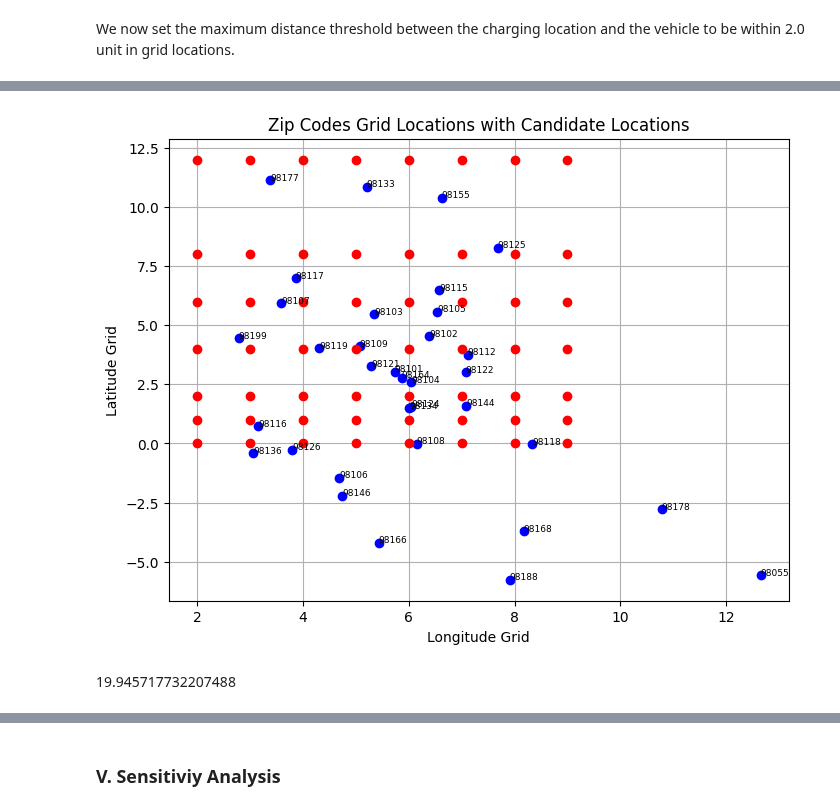
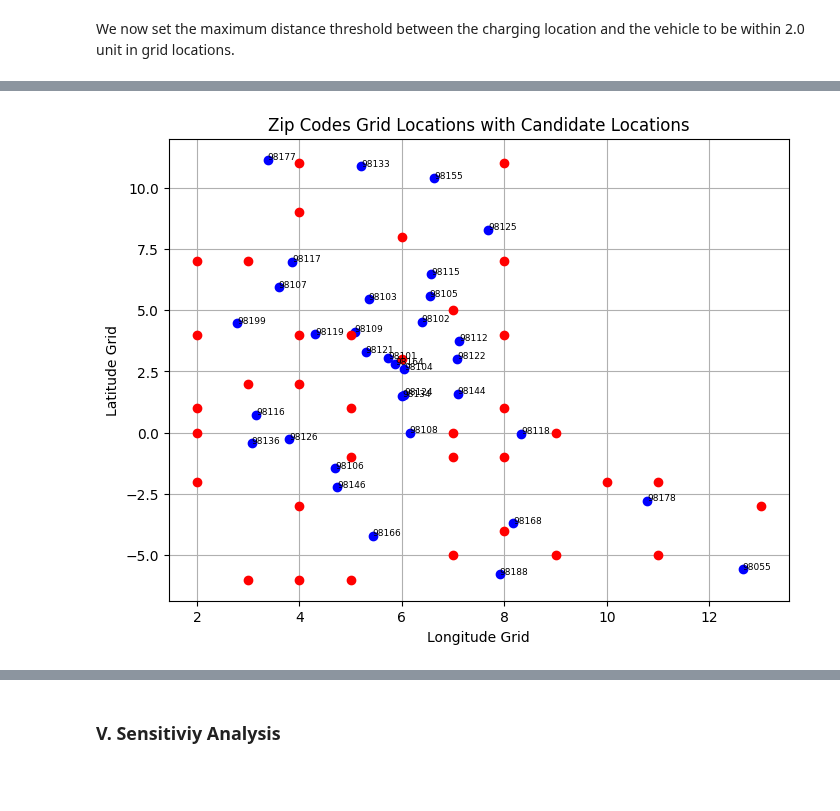
Before and after one commit to lqminhhh/Charging-Location-Optimization, a Jupyter notebook: Final.ipynb, the cells around one changed output, grey strips where cells are left out. Drawn from its saved outputs; the diff is of its cells as text; code cells hidden in the pictures; blank space fills up the shorter version.

Commit message:
update plot

```diff
--- a/Final.ipynb
+++ b/Final.ipynb
@@ -253,7 +253,7 @@ C = model1.addVars(candidate_grid_locations.keys(), vtype = GRB.BINARY, name = "
 X_var = model1.addVars(cartesian_prod, lb = 0.0, ub = 1.0, vtype = GRB.CONTINUOUS, name = "x")
 
 ## Objective
-model1.setObjective(gp.quicksum(X_var[i, j] for i, j in cartesian_prod), GRB.MAXIMIZE)
+model1.setObjective(gp.quicksum(X_var[i, j] * n[i] for i, j in cartesian_prod), GRB.MAXIMIZE)
 
 ## Constraints
 ### Vehicle charging constraint
@@ -263,14 +263,12 @@ model1.addConstrs(gp.quicksum(X_var[i, j] for j in candidate_grid_locations.keys
 model1.addConstrs(gp.quicksum(distances[i, j] * X_var[i, j] for i in grid_locations.keys()) <= 2.0 for j in candidate_grid_locations.keys())
 
 ### Supply-Demand balance constraint
-model1.addConstrs(gp.quicksum(n[i] * X_var[i, j] for i in grid_locations.keys()) <= 50 for j in candidate_grid_locations.keys())
+model1.addConstrs(gp.quicksum(n[i] * X_var[i, j] for i in grid_locations.keys()) <= 5500 for j in candidate_grid_locations.keys())
 
-#model1.addConstr(gp.quicksum(C[j] for j in candidate_grid_locations.keys()) >= 1)
+### Restrict the number of station to be constructed
+model1.addConstr(gp.quicksum(C[j] for j in candidate_grid_locations.keys()) <= 100)
 
-# restrict the number of station to be constructed
-model1.addConstr(gp.quicksum(C[j] for j in candidate_grid_locations.keys()) == 100)
-
-# can be charge only when there is charging location
+### Can be charge only when there is charging location
 model1.addConstrs(X_var[i, j] <= C[j] for i, j in cartesian_prod)
 
 model1.optimize()
@@ -279,8 +277,10 @@ if model1.status == GRB.OPTIMAL:
     print("Optimal Solution:")
     print(model1.ObjVal)
     result = []
+    res = []
     for j in candidate_grid_locations.keys():
         if C[j].x > 0.5:
+            res.append(C[j].x)
             result.append(j)
         #print(C[j].x)
 else:
@@ -290,0 +291,5 @@ Optimal Solution:
+# %%
+for i, j in cartesian_prod:
+    if j in result:
+        if X_var[i, j].x > 0:
+            print(i, j, X_var[i, j].x * n[i])
@@ -291,26 +314,24 @@ Optimal Solution:
 # %%
 # Define the grid locations you want to remove
-locations_to_remove = {(i, j) for i in range(10, 14) for j in range(-1, 13)}
+#locations_to_remove = {(i, j) for i in range(10, 14) for j in range(-1, 13)}
 
 # Remove the specified grid locations from candidate_grid_locations
-candidate_grid_locations = {idx: (i, j) for idx, (i, j) in candidate_grid_locations.items() if (i, j) not in locations_to_remove and j in result}
+chosen_locations = {idx: (i, j) for idx, (i, j) in candidate_grid_locations.items() if idx in result}
 
 # Plot grid locations
 plt.figure(figsize=(8, 6))
 for zipcode, (lon_idx, lat_idx) in grid_locations.items():
     plt.plot(lon_idx, lat_idx, 'bo')
     plt.text(lon_idx, lat_idx, str(int(zipcode)), fontsize=6.5)
 
 # Plot candidate locations (red points)
-for candidate, (lon_idx, lat_idx) in candidate_grid_locations.items():
+for candidate, (lon_idx, lat_idx) in chosen_locations.items():
     plt.plot(lon_idx, lat_idx, 'ro')
 
 plt.title('Zip Codes Grid Locations with Candidate Locations')
 plt.xlabel('Longitude Grid')
 plt.ylabel('Latitude Grid')
 plt.grid(True)
 plt.show()
 # %% [output]
-[figure, old version]
+[figure, new version]
-# %% [markdown]
-19.945717732207488
```
Also changed, not shown: parts of 3 cells of this notebook.
